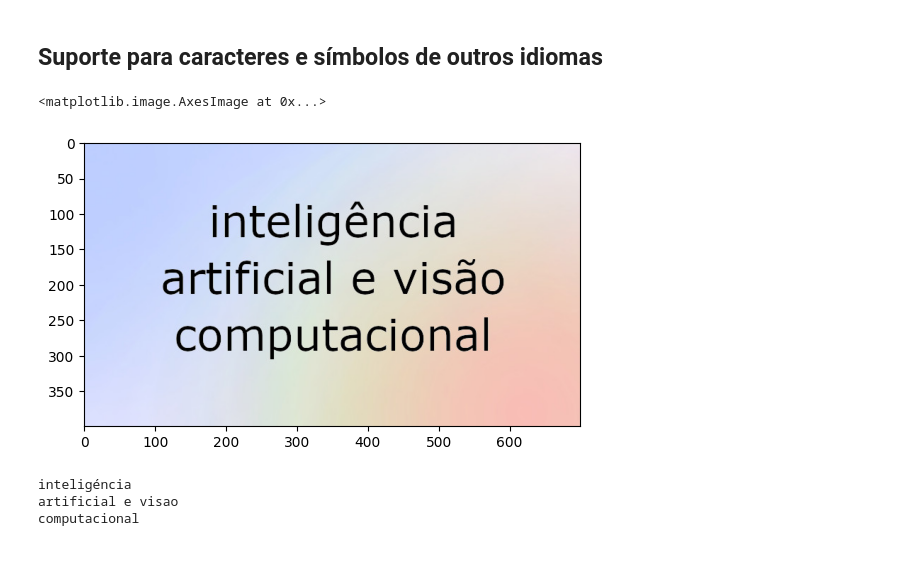
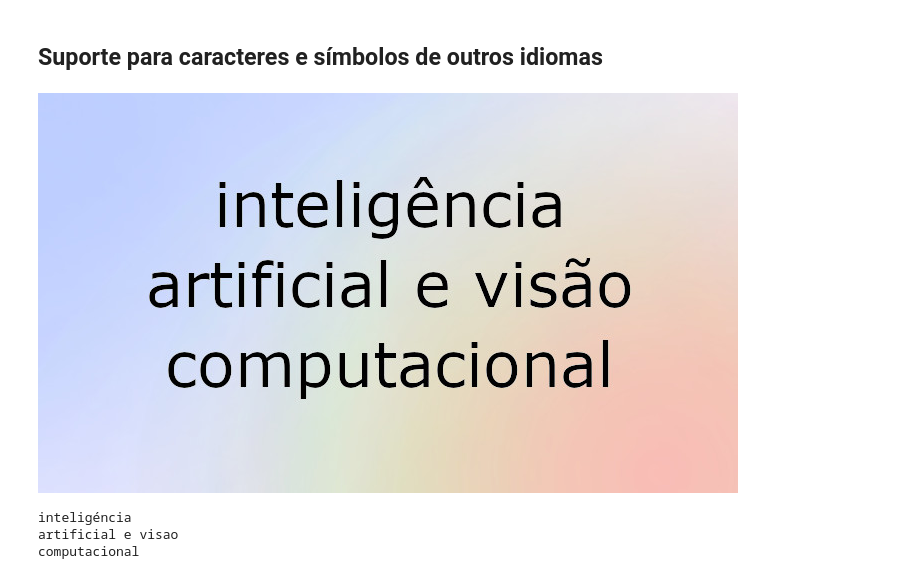
Before and after one commit to juniorcl/reconhecimento-textos-ocr, a Jupyter notebook: notebooks/ocr_com_python_e_tesseract.ipynb, the cells around one changed output. Saved outputs shown, nothing was run; the diff lists cells and outputs as text; code cells hidden in the pictures.

```diff
--- a/notebooks/ocr_com_python_e_tesseract.ipynb
+++ b/notebooks/ocr_com_python_e_tesseract.ipynb
@@ -48,10 +48,9 @@ OCR...
 # %%
 img = cv2.imread('../data/imagens/teste02.jpg')
 rgb = cv2.cvtColor(img, cv2.COLOR_BGR2RGB)
-plt.imshow(rgb)
+Image.fromarray(rgb)
 # %% [output]
-<matplotlib.image.AxesImage at 0x...>
-[figure, old version]
+[figure, new version]
 # %%
 texto = pytesseract.image_to_string(rgb)
 print(texto) # resumé, fiancé, déjà vu
```
Also changed, not shown: parts of 12 cells of this notebook, 2 other files.
